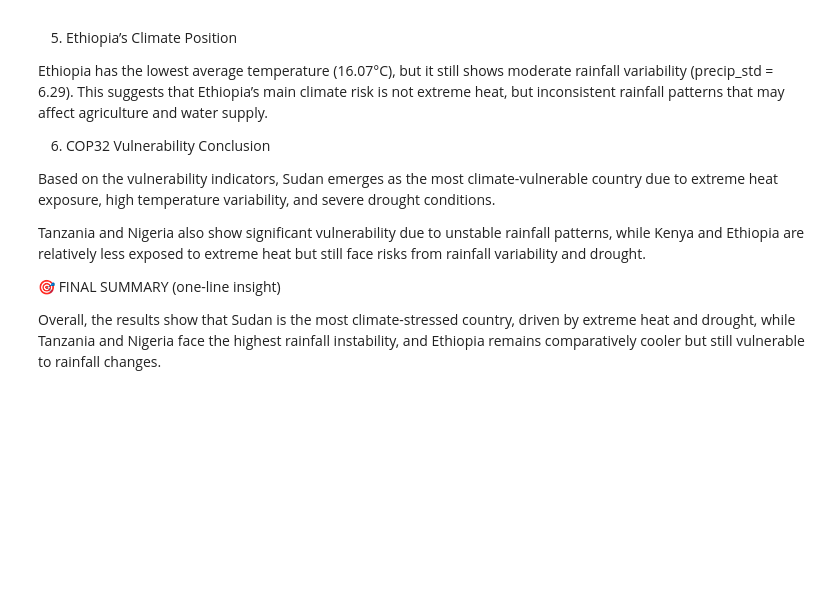
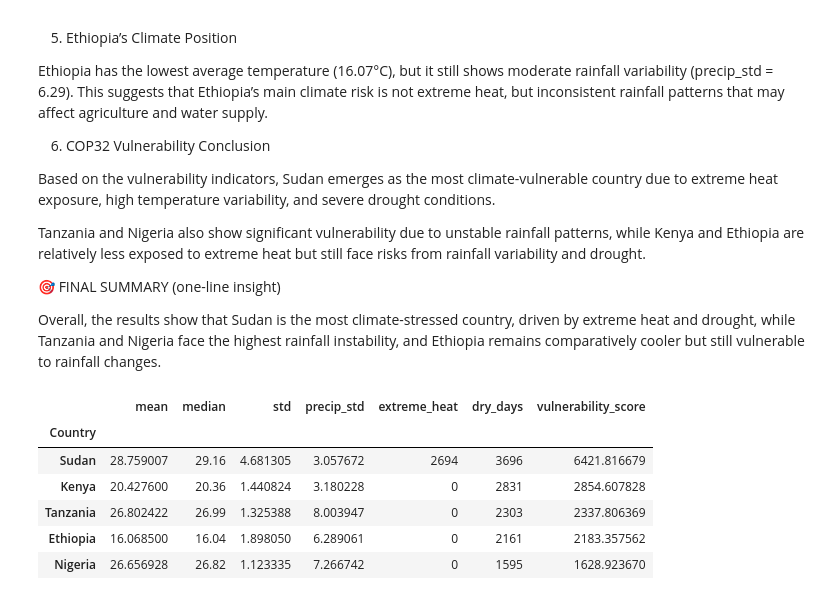
Before and after one commit to hawaebrahimhamid-png/climate-challenge-week0, a Jupyter notebook: notebooks/compare_countries.ipynb, the cells around one changed output. Saved outputs shown, nothing was run; the diff lists cells and outputs as text; code cells hidden in the pictures; blank space fills up the shorter version.

```diff
--- a/notebooks/compare_countries.ipynb
+++ b/notebooks/compare_countries.ipynb
@@ -353,3 +353,27 @@ Tanzania and Nigeria also show significant vulnerability due to unstable rainfal
 🎯 FINAL SUMMARY (one-line insight)
 
 Overall, the results show that Sudan is the most climate-stressed country, driven by extreme heat and drought, while Tanzania and Nigeria face the highest rainfall instability, and Ethiopia remains comparatively cooler but still vulnerable to rainfall changes.
+# %%
+extreme_counts = df[df["T2M_MAX"] > 35].groupby("Country").size().reindex(ranking.index, fill_value=0)
+dry_counts = df[df["PRECTOTCORR"] < 1].groupby("Country").size().reindex(ranking.index, fill_value=0)
+
+ranking["extreme_heat"] = extreme_counts
+ranking["dry_days"] = dry_counts
+# %%
+ranking["vulnerability_score"] = (
+    ranking["mean"] +
+    ranking["precip_std"] +
+    ranking["extreme_heat"] +
+    ranking["dry_days"]
+)
+
+ranking = ranking.sort_values("vulnerability_score", ascending=False)
+ranking
+# %% [output]
+|  | mean | median | std | precip_std | extreme_heat | dry_days | vulnerability_score |
+| Country |  |  |  |  |  |  |  |
+| Sudan | 28.759007 | 29.16 | 4.681305 | 3.057672 | 2694 | 3696 | 6421.816679 |
+| Kenya | 20.427600 | 20.36 | 1.440824 | 3.180228 | 0 | 2831 | 2854.607828 |
+| Tanzania | 26.802422 | 26.99 | 1.325388 | 8.003947 | 0 | 2303 | 2337.806369 |
+| Ethiopia | 16.068500 | 16.04 | 1.898050 | 6.289061 | 0 | 2161 | 2183.357562 |
+| Nigeria | 26.656928 | 26.82 | 1.123335 | 7.266742 | 0 | 1595 | 1628.923670 |
```
